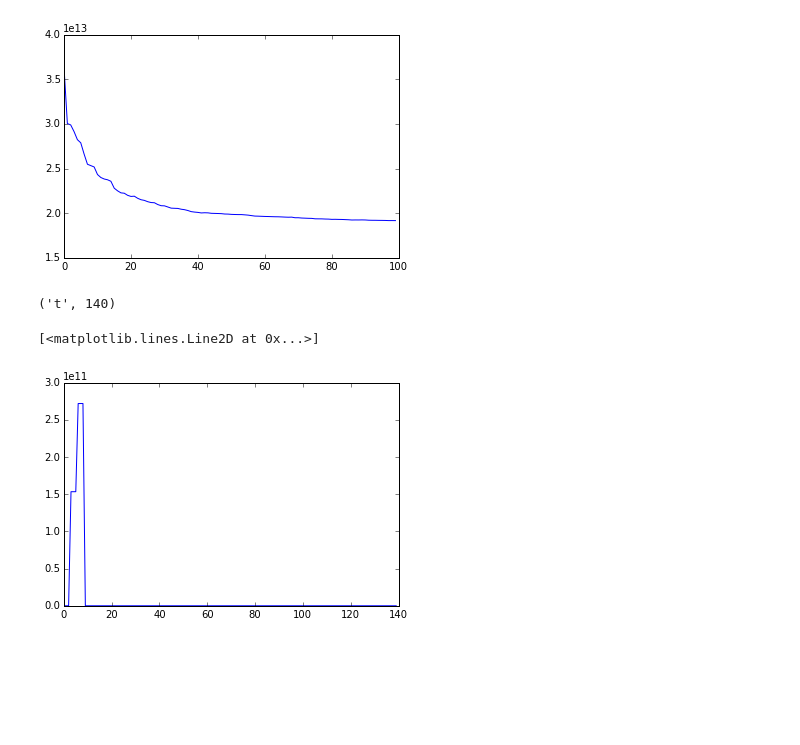
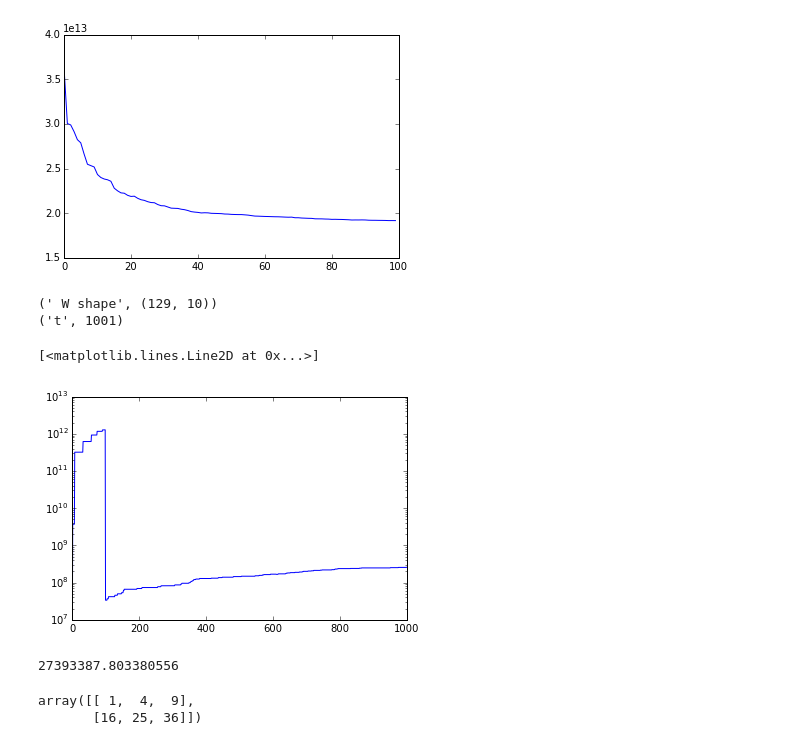
Before and after one commit to aartibagul/Source-Separation, a Jupyter notebook: Source_Separation.ipynb, the cells around one changed output. Cells and saved outputs as stored; diff of their text form; code cells hidden in the pictures; blank space fills up the shorter version.

```diff
--- a/Source_Separation.ipynb
+++ b/Source_Separation.ipynb
@@ -285,7 +285,6 @@ def online_nmf(spectrum, W, H,A, B, rho, beta, eta, eps):
     W_old = W + 2*eta
     k = W.shape[1]
     h = np.random.rand(W.shape[1],)
-    h_old = h
 
     cost = []
     cost.append(compute_obj(spectrum,W,H.T,eps))
@@ -297,8 +296,9 @@ def online_nmf(spectrum, W, H,A, B, rho, beta, eta, eps):
 
         ind = random.randint(0, len(spectrum.T)-1)
         v = spectrum.T[ind]
-        h_old = h
-        h, obj = gradient_backtracking(v, W, h_old, 100, compute_grad, compute_obj, 1e-12)
+
+
+        h, obj = gradient_backtracking(v, W, H[ind], 100, compute_grad, compute_obj, eps)
 
         H[ind] = h
 
@@ -306,7 +306,8 @@ def online_nmf(spectrum, W, H,A, B, rho, beta, eta, eps):
         v = v.reshape(v.shape[0],1)
         den = eps + np.dot(W, h)
 
-        a += np.dot(np.dot(((eps+v)/(eps+den)**2), h.T), np.dot(W.T,W))
+        a += np.dot(((eps+v)/(den)**2), h.T) * np.square(W)
+
         b += np.dot(1/den, h.T)
 
         if t % beta == 0:
@@ -462,11 +464,16 @@ H2 = np.zeros((K, spectrum.shape[1]))
 A2 = np.zeros(W2.shape)
 B2 = np.zeros(W2.shape)
 
-W2, H2, cost2 = online_nmf(spectrum, W2, H2, A2, B2, 0.5, 10, 1e-2, eps)
+W2, H2, cost2 = online_nmf(spectrum, W2, H2, A2, B2, 0.5**(100/spectrum.shape[1]), 100, 1e-2, eps)
 # %% [output]
-('t', 140)
+(' W shape', (129, 10))
+('t', 1001)
 # %%
-plt.plot([i for i in range(len(cost2))], cost2)
+plt.semilogy([i for i in range(len(cost2))], cost2)
 # %% [output]
 [<matplotlib.lines.Line2D at 0x...>]
-[figure, old version]
+[figure, new version]
+# %%
+compute_obj(spectrum,W2,H2,eps)
+# %% [output]
+27393387.803380556
@@ -472,0 +482,5 @@ plt.plot([i for i in range(len(cost2))], cost2)
+# %%
+np.square(X)
+# %% [output]
+array([[ 1,  4,  9],
+       [16, 25, 36]])
```
Also changed, not shown: parts of 4 cells of this notebook.
